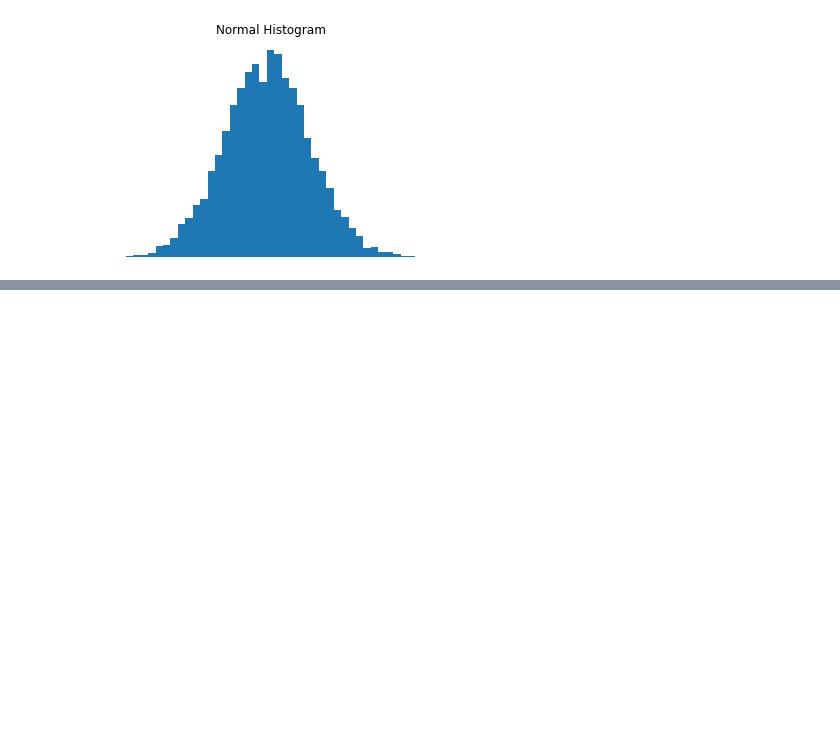
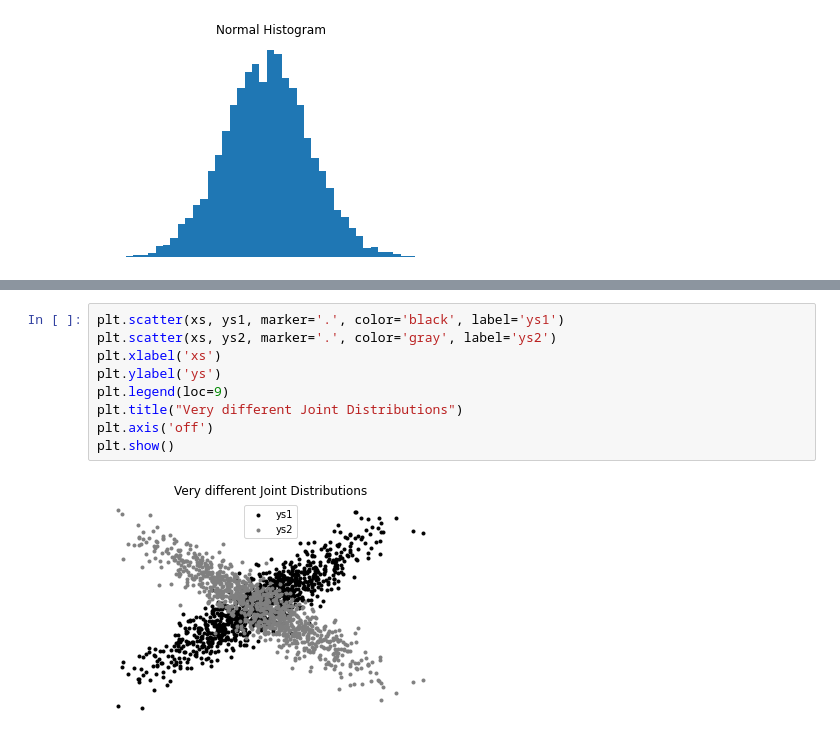
Before and after one commit to lkarjun/data-science-from-scratch, a Jupyter notebook: 10 Working with data/workingwithdata.ipynb, the cells around one changed output, grey strips where cells are left out. Drawn from its saved outputs; the diff is of its cells as text; blank space fills up the shorter version.

```diff
--- a/10 Working with data/workingwithdata.ipynb
+++ b/10 Working with data/workingwithdata.ipynb
@@ -44,0 +69,11 @@ plot_histogram(normal, 10, "Normal Histogram")
+# %%
+plt.scatter(xs, ys1, marker='.', color='black', label='ys1')
+plt.scatter(xs, ys2, marker='.', color='gray', label='ys2')
+plt.xlabel('xs')
+plt.ylabel('ys')
+plt.legend(loc=9)
+plt.title("Very different Joint Distributions")
+plt.axis('off')
+plt.show()
+# %% [output]
+[figure, added]
```
Also changed, not shown: parts of 10 cells of this notebook.
